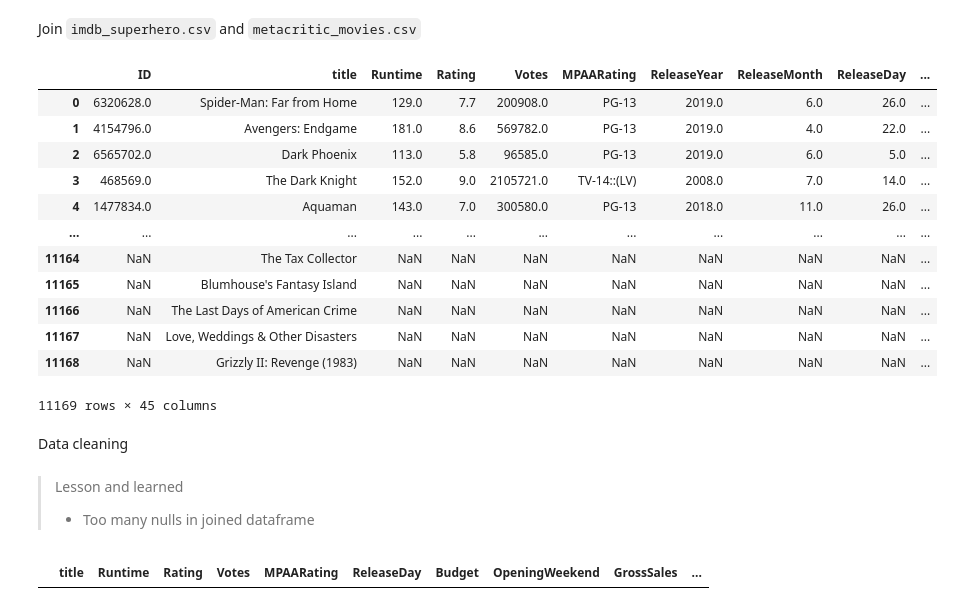
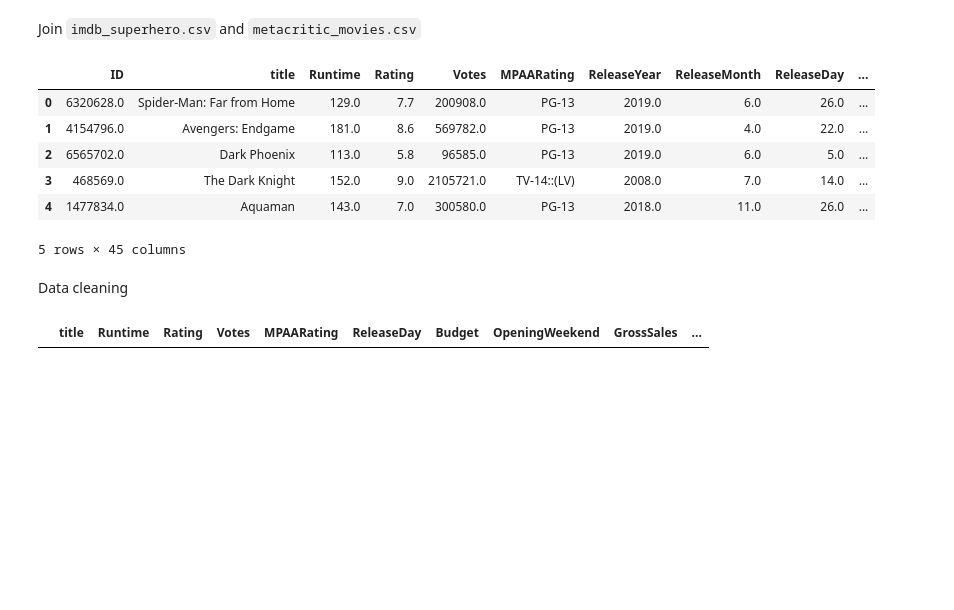
Before and after one commit to 20JUNE22/DA320, a Jupyter notebook: JupyterCharts.ipynb, the cells around one changed output. Drawn from its saved outputs; the diff is of its cells as text; code cells hidden in the pictures; blank space fills up the shorter version.

```diff
--- a/JupyterCharts.ipynb
+++ b/JupyterCharts.ipynb
@@ -107,21 +103,15 @@ df2.head()
 Join `imdb_superhero.csv` and `metacritic_movies.csv`
 # %%
 df = pd.merge(df1,df2,on='title',how='outer')
-df
+df.head()
 # %% [output]
 |  | ID | title | Runtime | Rating | Votes | MPAARating | ReleaseYear | ReleaseMonth | ReleaseDay | ... |
 | 0 | 6320628.0 | Spider-Man: Far from Home | 129.0 | 7.7 | 200908.0 | PG-13 | 2019.0 | 6.0 | 26.0 | ... |
 | 1 | 4154796.0 | Avengers: Endgame | 181.0 | 8.6 | 569782.0 | PG-13 | 2019.0 | 4.0 | 22.0 | ... |
 | 2 | 6565702.0 | Dark Phoenix | 113.0 | 5.8 | 96585.0 | PG-13 | 2019.0 | 6.0 | 5.0 | ... |
 | 3 | 468569.0 | The Dark Knight | 152.0 | 9.0 | 2105721.0 | TV-14::(LV) | 2008.0 | 7.0 | 14.0 | ... |
 | 4 | 1477834.0 | Aquaman | 143.0 | 7.0 | 300580.0 | PG-13 | 2018.0 | 11.0 | 26.0 | ... |
-| ... | ... | ... | ... | ... | ... | ... | ... | ... | ... | ... |
-| 11164 | NaN | The Tax Collector | NaN | NaN | NaN | NaN | NaN | NaN | NaN | ... |
-| 11165 | NaN | Blumhouse's Fantasy Island | NaN | NaN | NaN | NaN | NaN | NaN | NaN | ... |
-| 11166 | NaN | The Last Days of American Crime | NaN | NaN | NaN | NaN | NaN | NaN | NaN | ... |
-| 11167 | NaN | Love, Weddings & Other Disasters | NaN | NaN | NaN | NaN | NaN | NaN | NaN | ... |
-| 11168 | NaN | Grizzly II: Revenge (1983) | NaN | NaN | NaN | NaN | NaN | NaN | NaN | ... |
-11169 rows × 45 columns
+5 rows × 45 columns
 # %% [markdown]
 Data cleaning
 # %%
@@ -136,9 +126,6 @@ dropCols = ["ID",
            ]
 
 df = df.drop(dropCols, axis=1)
-# %% [markdown]
-> Lesson and learned
-> - Too many nulls in joined dataframe
 # %%
 # check NaN
 df.dropna()
```
Also changed, not shown: parts of 46 cells of this notebook.
